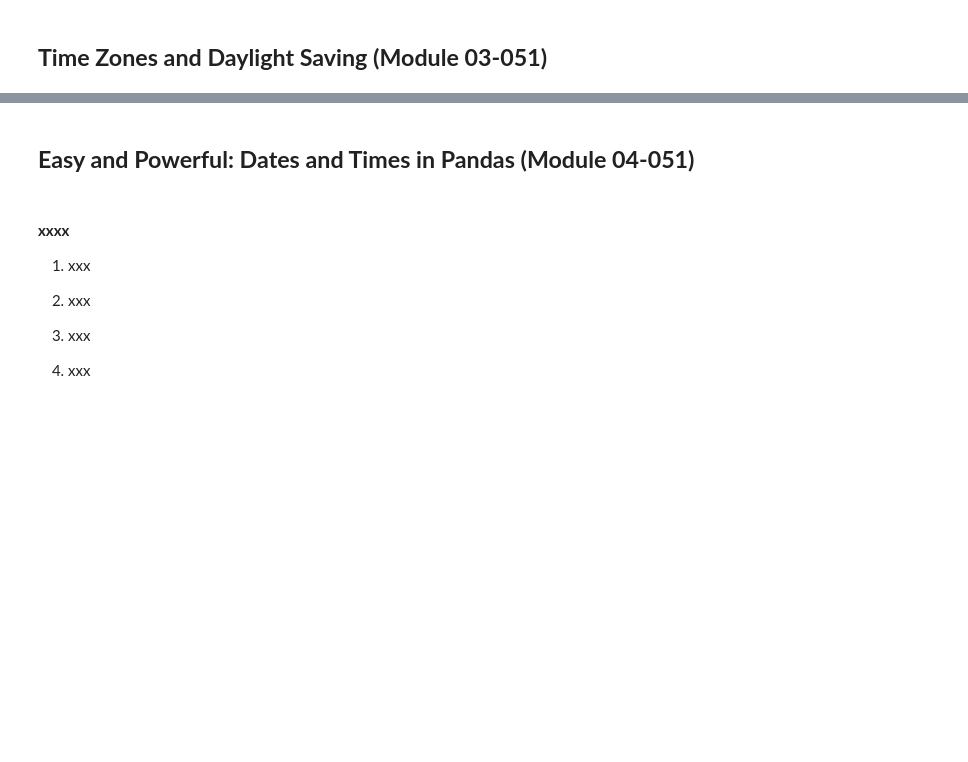
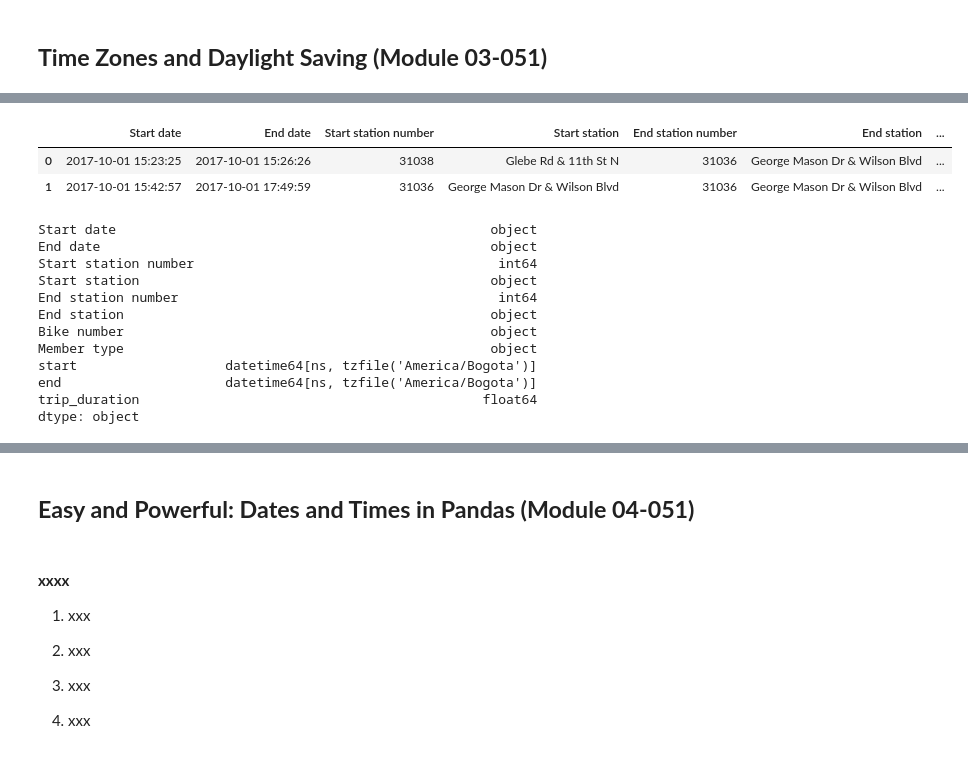
Before and after one commit to mcabas/Datacamp_Notebook, a Jupyter notebook: DataCamp.Course_051_Working with Dates and Times in Python.ipynb, the cells around one changed output, grey strips where cells are left out. Drawn from its saved outputs; the diff is of its cells as text; code cells hidden in the pictures; blank space fills up the shorter version.

```diff
--- a/DataCamp.Course_051_Working with Dates and Times in Python.ipynb
+++ b/DataCamp.Course_051_Working with Dates and Times in Python.ipynb
@@ -939,0 +1203,14 @@ display(dts)
+# %%
+# Create a timezone object corresponding to UTC-4
+edt = timezone(timedelta(hours=-4))
+
+# Loop over trips, updating the start and end datetimes to be in UTC-4
+for index, trip in onebike_datetimes.iterrows():
+  # Update trip['start'] and trip['end']
+  trip['start'] = trip['start'].replace(tzinfo=edt)
+  trip['end'] = trip['end'].replace(tzinfo=edt)
+
+display(onebike_datetimes.head(5))
+display(onebike_datetimes.dtypes)
+
+#Not working as intended
@@ -939,0 +1285,10 @@ display(dts)
+# %%
+# Loop over the trips
+for index, trip in onebike_datetimes.iterrows():
+  # Pull out the start
+  dt = trip['start']
+  # Move dt to be in UTC
+  dt = dt.astimezone(timezone.utc)
+
+  # Print the start time in UTC
+  print('Original:', trip['start'], '| UTC:', dt.isoformat())
@@ -939,0 +1352,33 @@ display(dts)
+# %%
+# Import tz
+from dateutil import tz
+
+# Create a timezone object for Eastern Time
+et = tz.gettz('America/New_York')
+
+# Loop over trips, updating the datetimes to be in Eastern Time
+for index, trip in onebike_datetimes.iterrows():
+  # Update trip['start'] and trip['end']
+  trip['start'] = trip['start'].replace(tzinfo=et)
+  trip['end'] = trip['end'].replace(tzinfo=et)
+
+display(onebike_datetimes.head(2))
+display(onebike_datetimes.dtypes)
+
+# not work as intended
+# %% [output]
+|  | Start date | End date | Start station number | Start station | End station number | End station | ... |
+| 0 | 2017-10-01 15:23:25 | 2017-10-01 15:26:26 | 31038 | Glebe Rd & 11th St N | 31036 | George Mason Dr & Wilson Blvd | ... |
+| 1 | 2017-10-01 15:42:57 | 2017-10-01 17:49:59 | 31036 | George Mason Dr & Wilson Blvd | 31036 | George Mason Dr & Wilson Blvd | ... |
+Start date                                                object
+End date                                                  object
+Start station number                                       int64
+Start station                                             object
+End station number                                         int64
+End station                                               object
+Bike number                                               object
+Member type                                               object
+start                   datetime64[ns, tzfile('America/Bogota')]
+end                     datetime64[ns, tzfile('America/Bogota')]
+trip_duration                                            float64
+dtype: object
```
Also changed, not shown: parts of 31 cells of this notebook.
